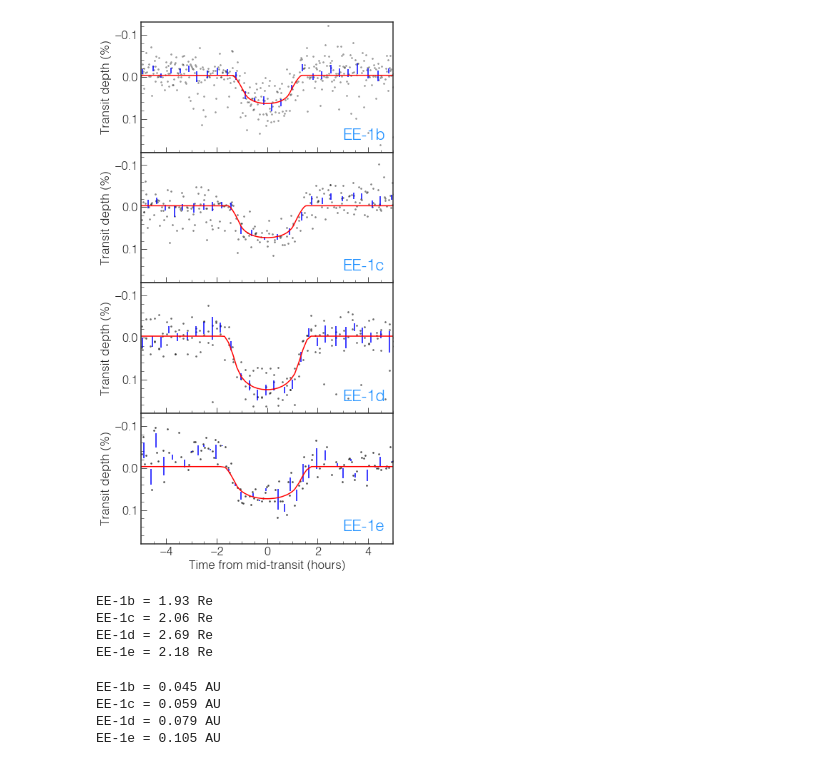
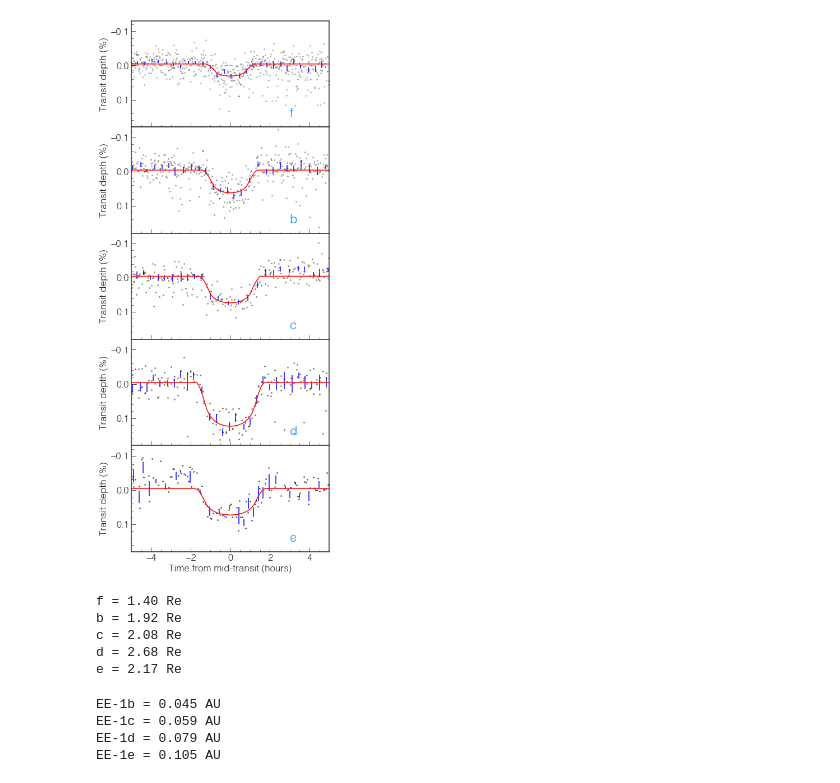
Before and after one commit to mrtommyb/nothinginteresting, a Jupyter notebook: EE1/Untitled.ipynb, the cells around one changed output. Cells and saved outputs as stored; diff of their text form; code cells hidden in the pictures.

```diff
--- a/EE1/Untitled.ipynb
+++ b/EE1/Untitled.ipynb
@@ -18,7 +18,11 @@ fitT.add_guess_star(
     ld2 = 0.454717504099,
     zpt=0.0)
 
-
+fitT.add_guess_planet(
+    period=2.35322,
+    impact=0.3,
+    T0=2457773.3170-time0,
+    rprs=0.0168,)
 
 fitT.add_guess_planet(
     period=3.560130617,
@@ -158,41 +162,42 @@ def model_ktransit(time, rho, zpt, ld1, ld2, fitresultsplanet, cadence):
         M.add_data(time=time, itime=np.ones_like(time) * 0.0188 / 30)
     return M.transitmodel
 # %%
-fig, axes = plt.subplots(4,1,figsize=[6,11], )
+fig, axes = plt.subplots(5,1,figsize=[6,14], )
 
-labels = ['EE-1b', 'EE-1c', 'EE-1d', 'EE-1e']
-for i, p in enumerate(['pnum0', 'pnum1', 'pnum2', 'pnum3']):
+labels = ['f', 'b', 'c', 'd', 'e']
+for i, p in enumerate(['pnum0', 'pnum1', 'pnum2', 'pnum3', 'pnum4']):
     axes[i] = plot_model(
         axes[i], time-time0, flux-1.0,
         fitT.fitresultstellar['rho'],
         fitT.fitresultstellar['zpt'],
         0.627716437951,
         0.454717504099,
         fitT.fitresultplanets[p],
                         )
 
     axes[i].set_ylim(0.18,-0.13)
     axes[i].set_xlim(-5,5)
     axes[i].text(3.0,0.15, labels[i], fontsize=22, color='dodgerblue')
     axes[i].tick_params(labelbottom=False, )
     axes[i].tick_params(direction='in', which='both')
 axes[-1].tick_params(labelbottom=True)
 axes[-1].set_xlabel('Time from mid-transit (hours)', fontsize=17)
 fig.subplots_adjust(hspace=0)
 plt.tight_layout(h_pad=0)
 
-fig.savefig('EE1-transits.png', dpi=200)
+# fig.savefig('EE1-transits.png', dpi=200)
 # %% [output]
-[figure, old version]
+[figure, new version]
 # %%
 
-for i, p in enumerate(['pnum0', 'pnum1', 'pnum2', 'pnum3']):
+for i, p in enumerate(['pnum0', 'pnum1', 'pnum2', 'pnum3', 'pnum4']):
     print('{} = {:.2f} Re'.format(labels[i], fitT.fitresultplanets[p]['rprs'] * 0.807 / 0.009155))
 # %% [output]
-EE-1b = 1.93 Re
-EE-1c = 2.06 Re
-EE-1d = 2.69 Re
-EE-1e = 2.18 Re
+f = 1.40 Re
+b = 1.92 Re
+c = 2.08 Re
+d = 2.68 Re
+e = 2.17 Re
 # %%
 def get_ar(rho,period):
    """ gets a/R* from period and mean stellar density"""
```
Also changed, not shown: parts of 7 cells of this notebook, 3 other files.
